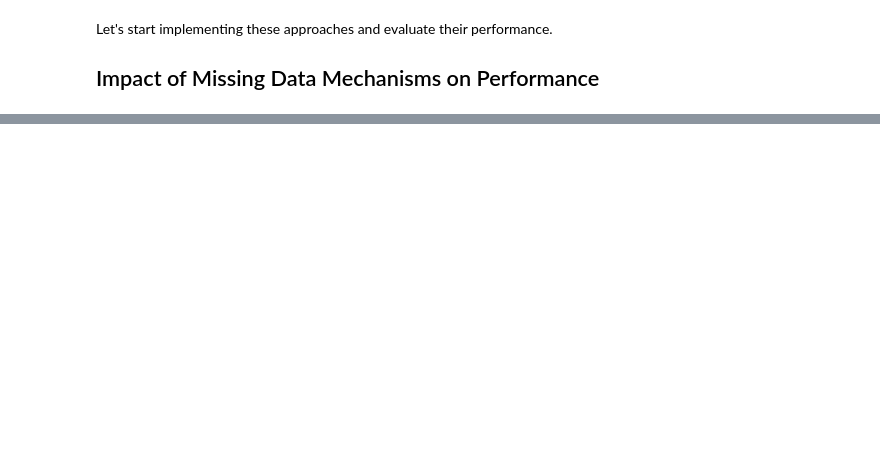
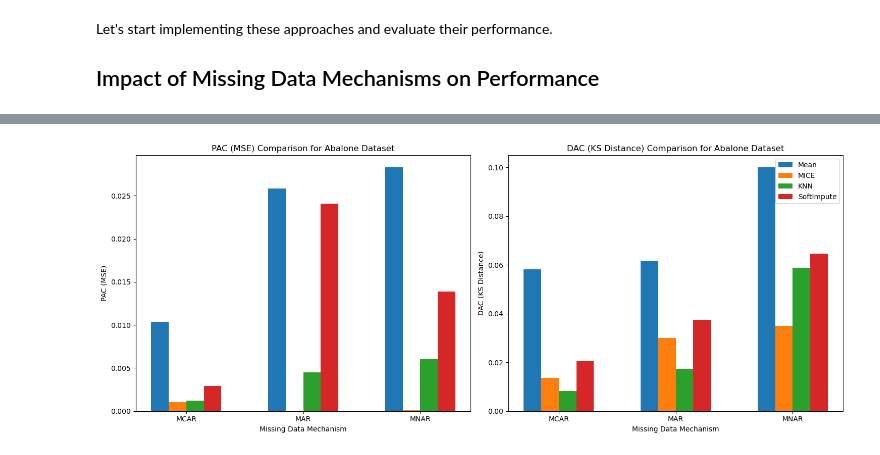
Before and after one commit to Adriano-7/fcup-ias-04-missing-data-mechanisms, a Jupyter notebook: IA04_Missing_Data.ipynb, the cells around one changed output, grey strips where cells are left out. Cells and saved outputs as stored; diff of their text form; code cells hidden in the pictures; blank space fills up the shorter version.

```diff
--- a/IA04_Missing_Data.ipynb
+++ b/IA04_Missing_Data.ipynb
@@ -429,0 +570,4 @@ Let's start implementing these approaches and evaluate their performance.
+# %%
+plot_evaluation_results(results, "Abalone", metric_names_to_plot)
+# %% [output]
+[figure, added]
```
Also changed, not shown: parts of 8 cells of this notebook, 3 other files.
